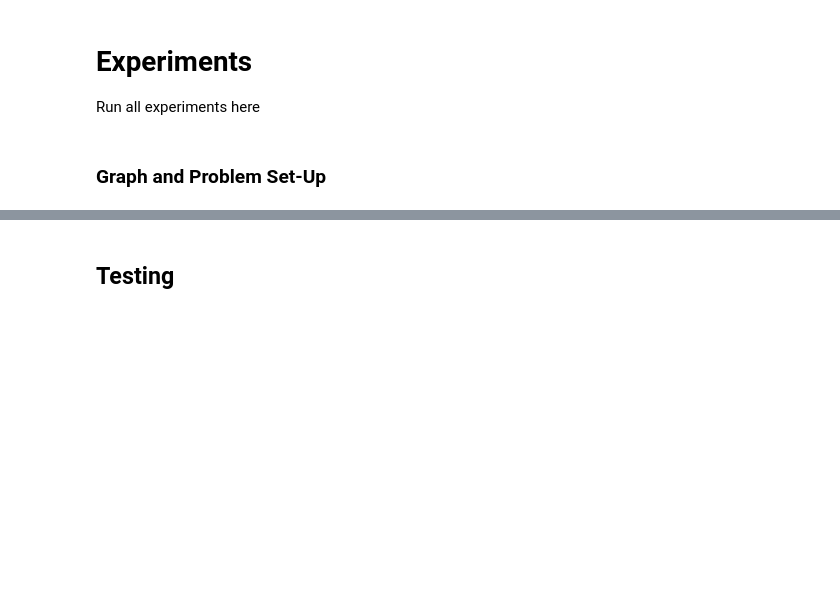
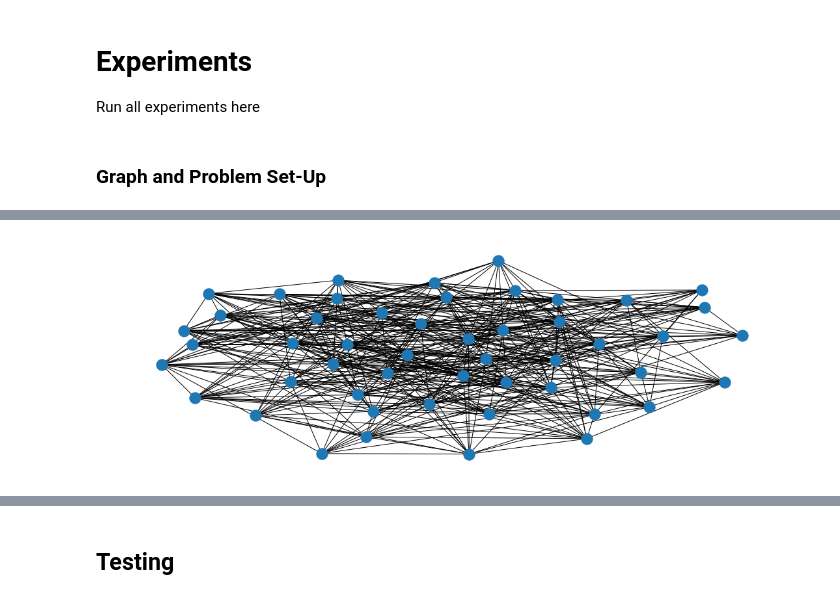
Before and after one commit to jamiehadd/AC-Kaczmarz, a Jupyter notebook: Block RK Methods - Working Copy.ipynb, the cells around one changed output, grey strips where cells are left out. Saved outputs shown, nothing was run; the diff lists cells and outputs as text; code cells hidden in the pictures; blank space fills up the shorter version.

```diff
--- a/Block RK Methods - Working Copy.ipynb
+++ b/Block RK Methods - Working Copy.ipynb
@@ -265,0 +422,5 @@ array([[0.54577893],
+# %%
+nx.draw(H)
+plt.show()
+# %% [output]
+[figure, added]
```
Also changed, not shown: parts of 60 cells of this notebook, 1 other file.
